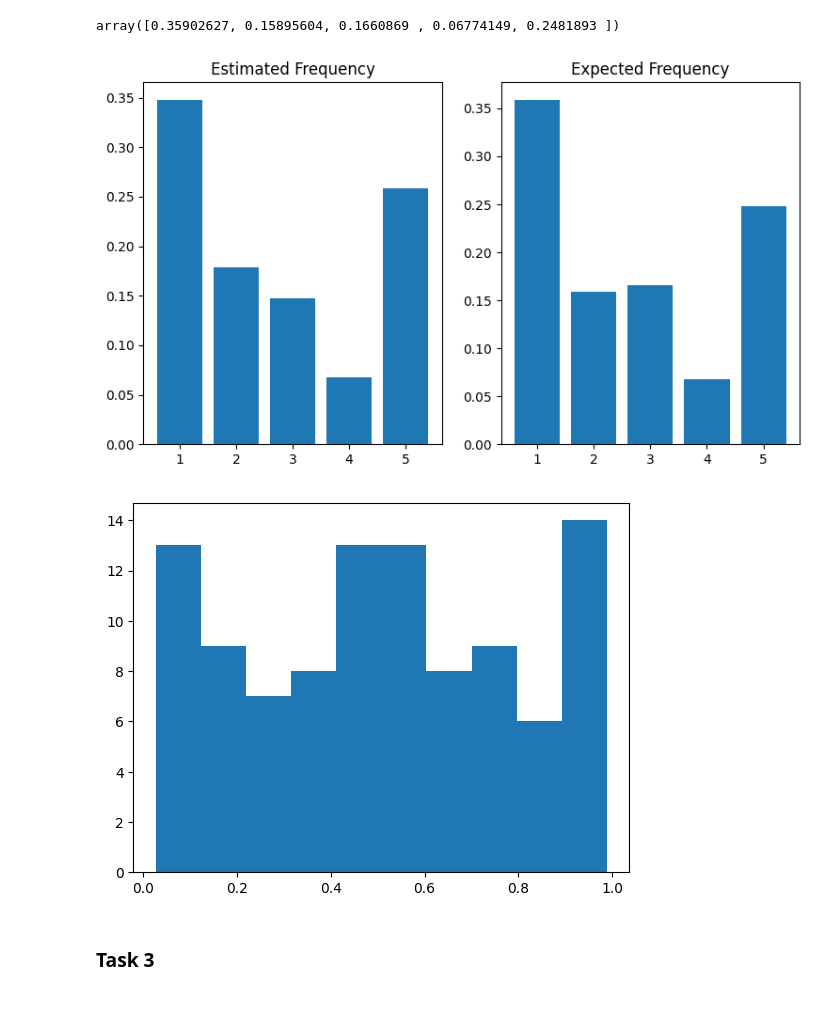
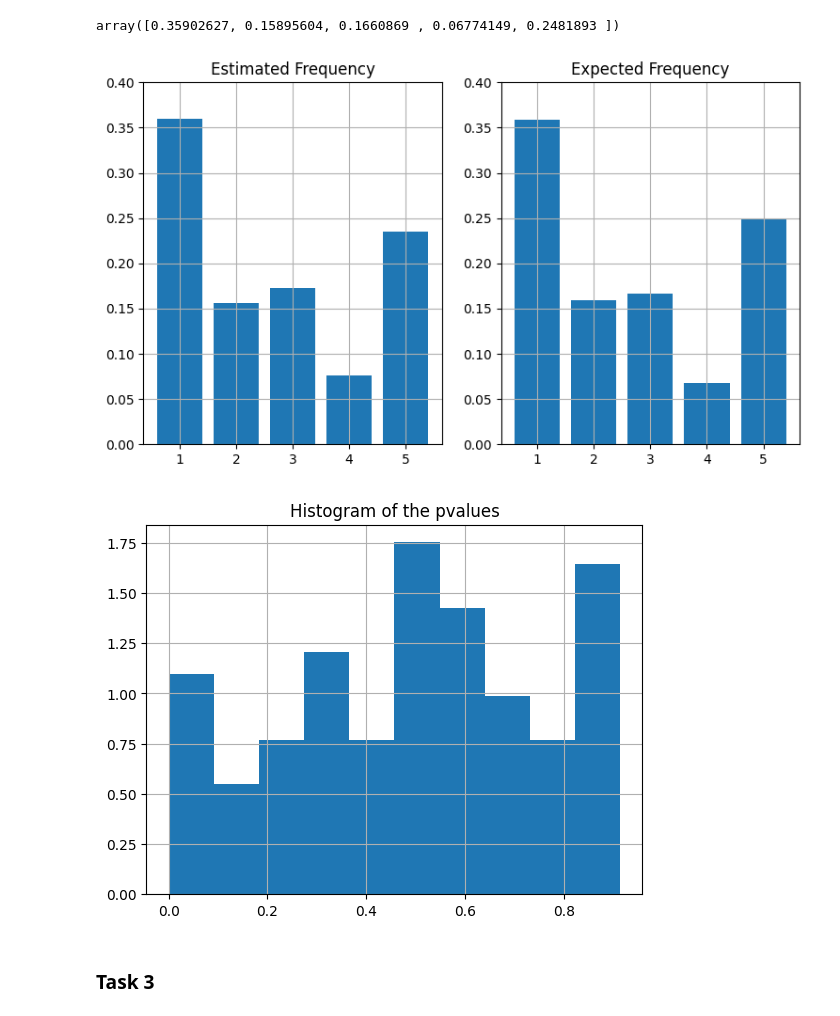
Before and after one commit to SigurdThorlund/02443-stochastic-simulation, a Jupyter notebook: project/project_1_giacomo.ipynb, the cells around one changed output. Saved outputs shown, nothing was run; the diff lists cells and outputs as text; code cells hidden in the pictures.

```diff
--- a/project/project_1_giacomo.ipynb
+++ b/project/project_1_giacomo.ipynb
@@ -67,20 +69,26 @@ def simulate_at_t(num = 1000, t = 120):
 fig, axs = plt.subplots(1,2, figsize = (9,5))
 axs[0].bar(np.arange(1,6), simulate_at_t(t = 120)/n)
 axs[0].set_title('Estimated Frequency')
+axs[0].set_ylim([0, 0.4])
+axs[0].grid()
 axs[1].bar(np.arange(1,6), true_distr)
 axs[1].set_title('Expected Frequency')
+axs[1].set_ylim([0, 0.4])
+axs[1].grid()
 plt.show()
 # %% [output]
-[figure, old version]
+[figure, new version]
 # %%
 pvals = []
 n = 1000
 for i in range(100):
   pvals.append(stats.chisquare(simulate_at_t(), true_distr*n)[1])
-plt.hist(pvals)
+plt.hist(pvals, density = True)
+plt.grid()
+plt.title('Histogram of the pvalues')
 plt.show()
 # %% [output]
-[figure, old version]
+[figure, new version]
 # %% [markdown]
 <h3> Task 3 </h3>
 # %%
```
Also changed, not shown: parts of 16 cells of this notebook.
